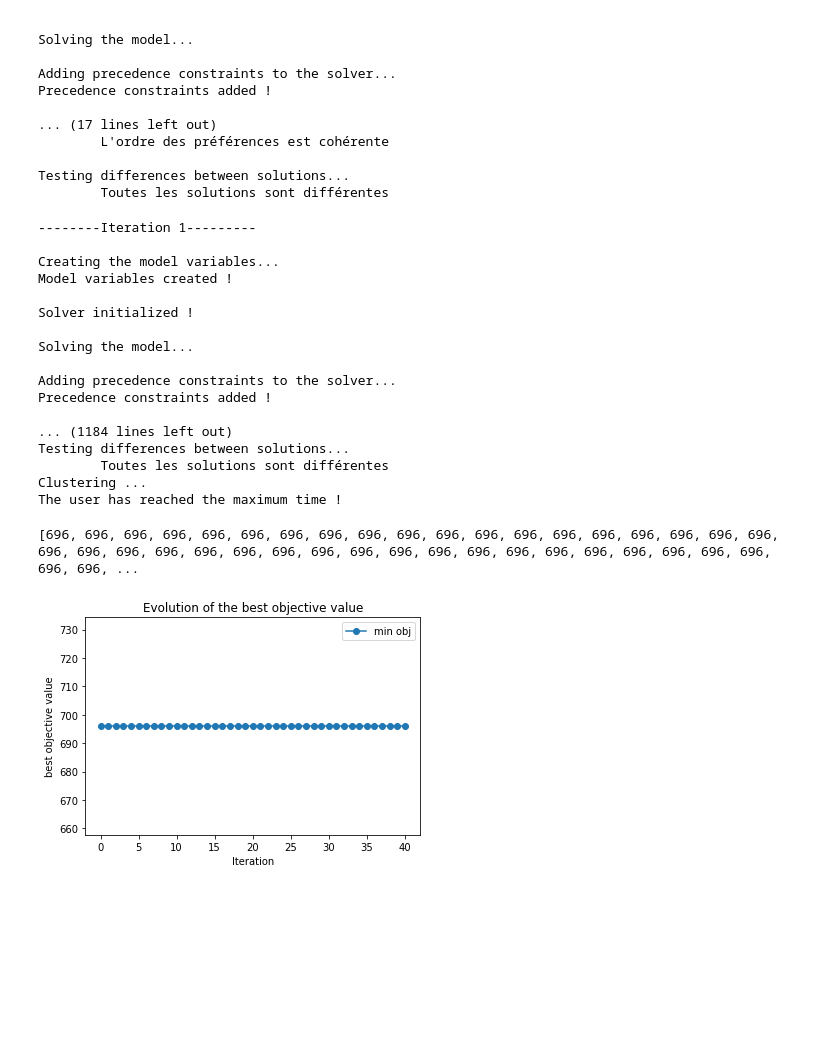
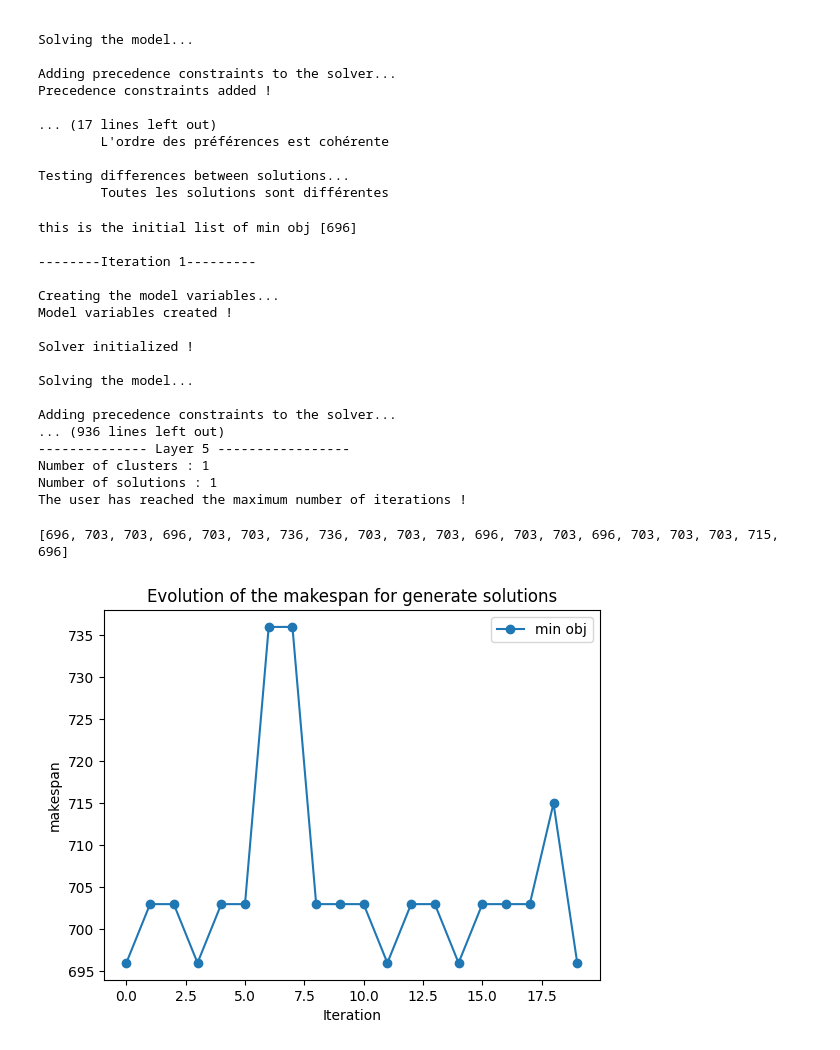
Before and after one commit to BryanBradfo/laas-mission, a Jupyter notebook: MainProgram_iteration.ipynb, the cells around one changed output. Saved outputs shown, nothing was run; the diff lists cells and outputs as text; code cells hidden in the pictures; blank space fills up the shorter version.

```diff
--- a/MainProgram_iteration.ipynb
+++ b/MainProgram_iteration.ipynb
@@ -27,7 +27,7 @@ display_start = False
 display_matrix = False
 
 tps_max = 300
-it_max = 50
+it_max = 20
 it = 1
 k_k = 10
 # %%
@@ -73,7 +73,7 @@ print("User created !")
 #Get the variables of the model
 variables = solver.get_variables()
 
-list_indice, list_obj, pref, list_layers, list_equal = fm.user_preferences(msol, user, nb_layers, optimalval)
+list_indice, list_obj, pref, list_layers, list_equal = fm.user_preferences(msol, user, nb_layers)
 
 
 # Vector of the start time of each task of each preference
@@ -114,6 +114,7 @@ import clustering as cl
 it = 1
 tps = runtime
 list_min_obj = [min(list_obj)]
+list_min_obj_global = [min(list_obj)]
 
 criterion = (tps < tps_max) and (it < it_max)
 
@@ -133,11 +134,20 @@ while criterion :
     variables = fm.update_variables_new_constraint(n, m,  pref, model, solver)
 
 
+
+
 # ------------ Solve the model
 
     print("\nSolving the model...")
 
     msol, nb_solution, runtime = solver.solve(model, k_k, n, m, it, T_machine, optimalval)
+
+    list = []
+    for sol in msol:
+        list.append(user.objectiveFunction(sol))
+
+    list_min_obj.append(min(list))
+    print("Objective function :", list_min_obj)
 
 # ------------ Display the result
 
@@ -148,9 +158,10 @@ while criterion :
 
 # ---------------- Interaction with the user
 
-    list_indice, list_obj, pref, list_layers, list_equal = fm.user_preferences(msol, user, nb_layers, optimalval)
+    list_indice, list_obj, pref, list_layers, list_equal = fm.user_preferences(msol, user, nb_layers)
 
-    list_min_obj.append(min(list_obj))
+    list_min_obj_global.append(min(list_obj))
+    print("Objective function global :", list_min_obj_global)
 
     # Vector of the start time of each task of each preference
     starts = user.start_pref(n, m, variables, display_start)
@@ -170,29 +181,31 @@ while criterion :
 #------------------Définition du nombre de clusters par layer
     nb_clusters = fm.choose_best_clusters(layers)
 
-    default_value_rayon = 5     # should be a parameter
+    default_value_rayon = 3     # should be a parameter
 
     for l in range(len(layers)):
         data = layers[l]
         k = nb_clusters[l]
 
-        # print("-------------- Layer", l, "-----------------")
+        print("-------------- Layer", l, "-----------------")
+        print("Number of clusters :", k)
+        print("Number of solutions :", len(data))
 
         if(len(data)==1):
-            solver.add_constraint(fm.manhattan_distance(data[0], [ model.start_of(variables[i//m][i%m]) for i in range(n*m)]) >= default_value_rayon + 2*l)
+            solver.add_constraint(model, fm.manhattan_distance(data[0], [ model.start_of(variables[i//m][i%m]) for i in range(n*m)]) >= default_value_rayon+l)
             continue
         else :
             k, avg, labels = fm.average_computation(data, k)
 
             the_ones = fm.solution_average(k, data, labels, avg)
 
-            #ajout de contraintes, les solutions doivent etre distantes des centres de clusters, en chaque layer , d'une distance supérieure à 3
+            #ajout de contraintes, les solutions doivent etre distantes des centres de clusters, en chaque layer , d'une distance supérieure au rayon du cluster + l
             for i in range(k):
                 sol_cluster=[]
                 for j in range(len(data)):
                     if labels[j]==i:
                         sol_cluster.append(data[j])
-                solver.add_constraint(fm.manhattan_distance(the_ones[i],[ model.start_of(variables[i//m][i%m]) for i in range(n*m)]) >=  fm.rayon_cluster(the_ones[i], sol_cluster) + 2*l)
+                solver.add_constraint(model, fm.manhattan_distance(the_ones[i],[ model.start_of(variables[i//m][i%m]) for i in range(n*m)]) >=  fm.rayon_cluster(the_ones[i], sol_cluster)+l)
 
 
 #------------------ Condition d'arrêt ------------------
@@ -203,6 +216,8 @@ while criterion :
 
     fm.stopCondition(it, it_max, tps, tps_max)
 # %% [output]
+this is the initial list of min obj [696]
+
 --------Iteration 1---------
 
 Creating the model variables...
@@ -213,22 +228,20 @@ Solver initialized !
 Solving the model...
 
 Adding precedence constraints to the solver...
-Precedence constraints added !
-
-... (1184 lines left out)
-Testing differences between solutions...
-        Toutes les solutions sont différentes
-Clustering ...
-The user has reached the maximum time !
+... (936 lines left out)
+-------------- Layer 5 -----------------
+Number of clusters : 1
+Number of solutions : 1
+The user has reached the maximum number of iterations !
 # %%
 import matplotlib.pyplot as plt
 print(list_min_obj)
 plt.plot([i for i in range(it)], list_min_obj, label='min obj', marker='o')
 plt.xlabel("Iteration")
-plt.ylabel("best objective value")
-plt.title("Evolution of the best objective value")
+plt.ylabel("makespan")
+plt.title("Evolution of the makespan for generate solutions")
 plt.legend()
 plt.show()
 # %% [output]
-[696, 696, 696, 696, 696, 696, 696, 696, 696, 696, 696, 696, 696, 696, 696, 696, 696, 696, 696, 696, 696, 696, 696, 696, 696, 696, 696, 696, 696, 696, 696, 696, 696, 696, 696, 696, 696, 696, 696, 696, ...
+[696, 703, 703, 696, 703, 703, 736, 736, 703, 703, 703, 696, 703, 703, 696, 703, 703, 703, 715, 696]
-[figure, old version]
+[figure, new version]
```
Also changed, not shown: parts of 1 cell of this notebook, 2 other files.
